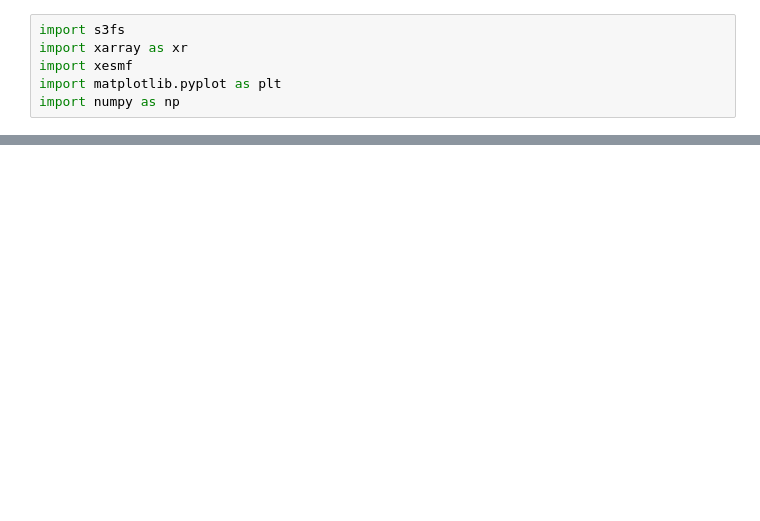
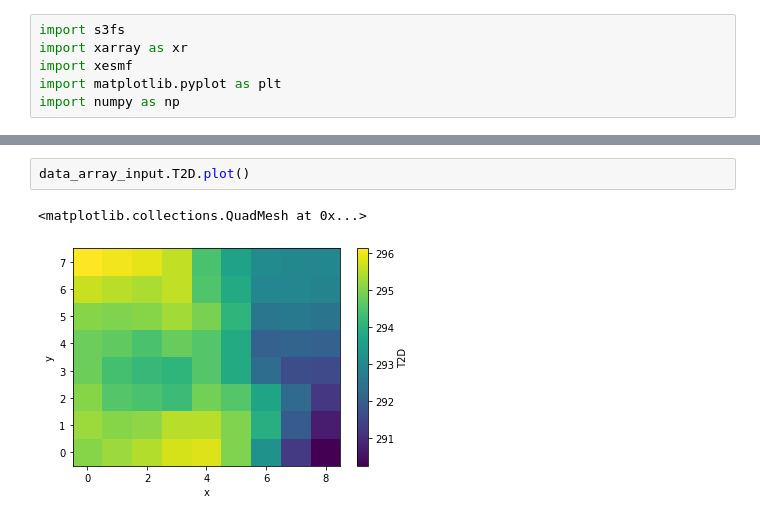
Before and after one commit to GAaronAlexander/aarona-noah-mp-hue-container, a Jupyter notebook: test-era5-regrid.ipynb, the cells around one changed output, grey strips where cells are left out. Drawn from its saved outputs; the diff is of its cells as text; blank space fills up the shorter version.

```diff
--- a/test-era5-regrid.ipynb
+++ b/test-era5-regrid.ipynb
@@ -148,0 +160,5 @@ dout.surface_air_pressure.plot()
+# %%
+data_array_input.T2D.plot()
+# %% [output]
+<matplotlib.collections.QuadMesh at 0x...>
+[figure, added]
```
Also changed, not shown: parts of 14 cells of this notebook.
